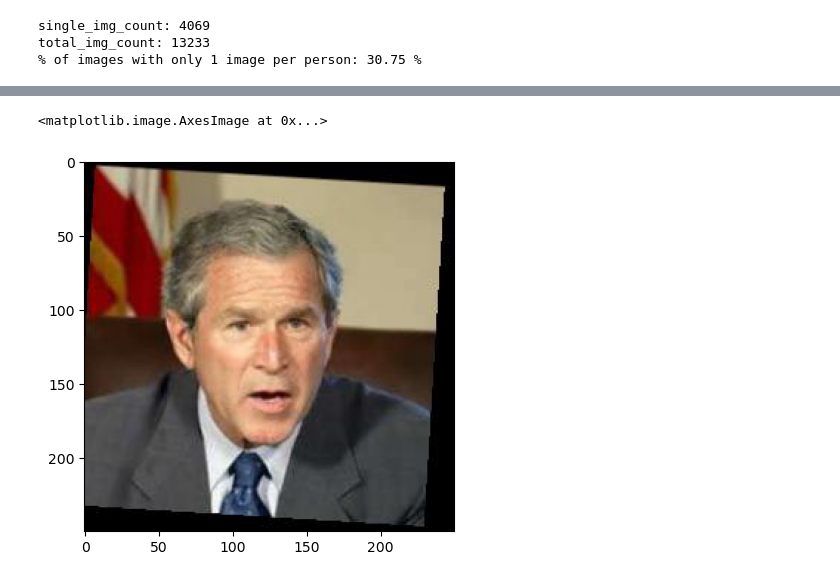
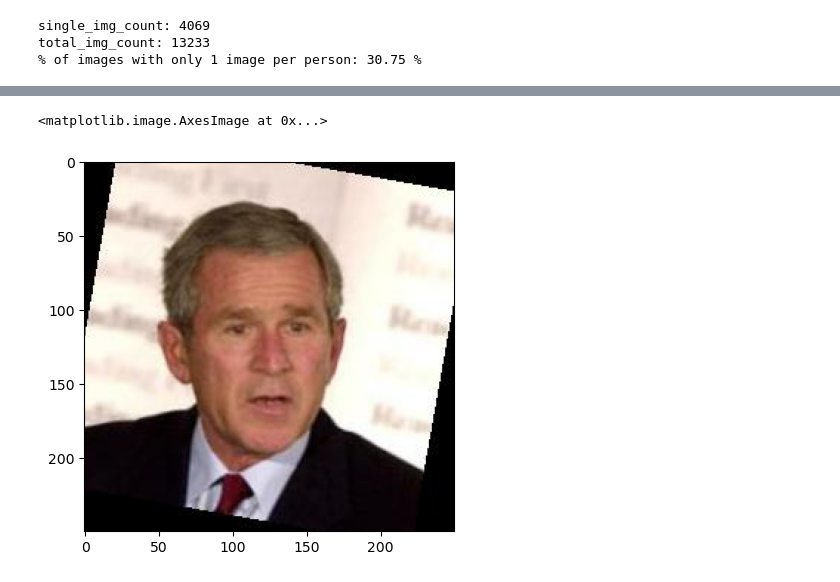
Before and after one commit to jxdev8/cmpe258-team-project, a Jupyter notebook: explore/john/lfw.ipynb, the cells around one changed output, grey strips where cells are left out. Saved outputs shown, nothing was run; the diff lists cells and outputs as text; code cells hidden in the pictures.

```diff
--- a/explore/john/lfw.ipynb
+++ b/explore/john/lfw.ipynb
@@ -488,10 +506,10 @@ total_img_count: 13233
 # %%
 # Show a sample image to verify it.
-img = Image.open(basepath + str(lfw_train.image_path[188]))
+img = Image.open(basepath + str(lfw_train.image_path[45]))
 plt.imshow(img)
 # %% [output]
 <matplotlib.image.AxesImage at 0x...>
-[figure, old version]
+[figure, new version]
 # %%
 # Test a sample image above with out-of-the-box standard MTCNN algorithm to
 # identify the face bounding box and the face distinct features (eyes, nose, mouth).
```
Also changed, not shown: parts of 22 cells of this notebook.
